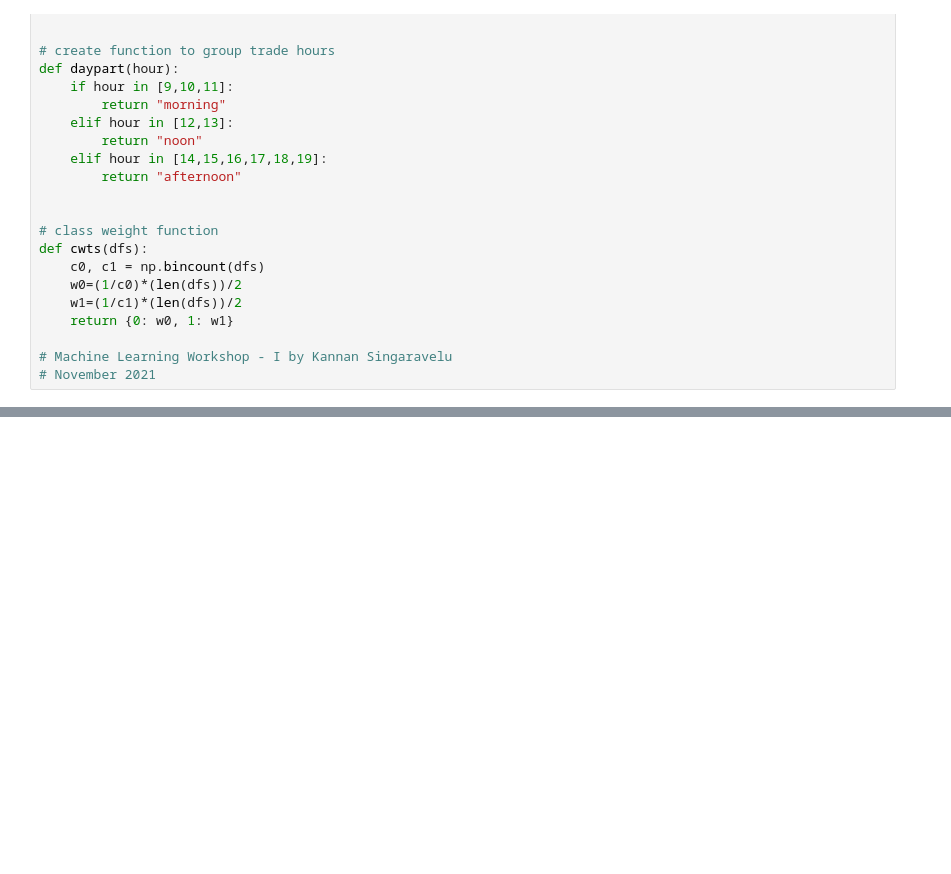
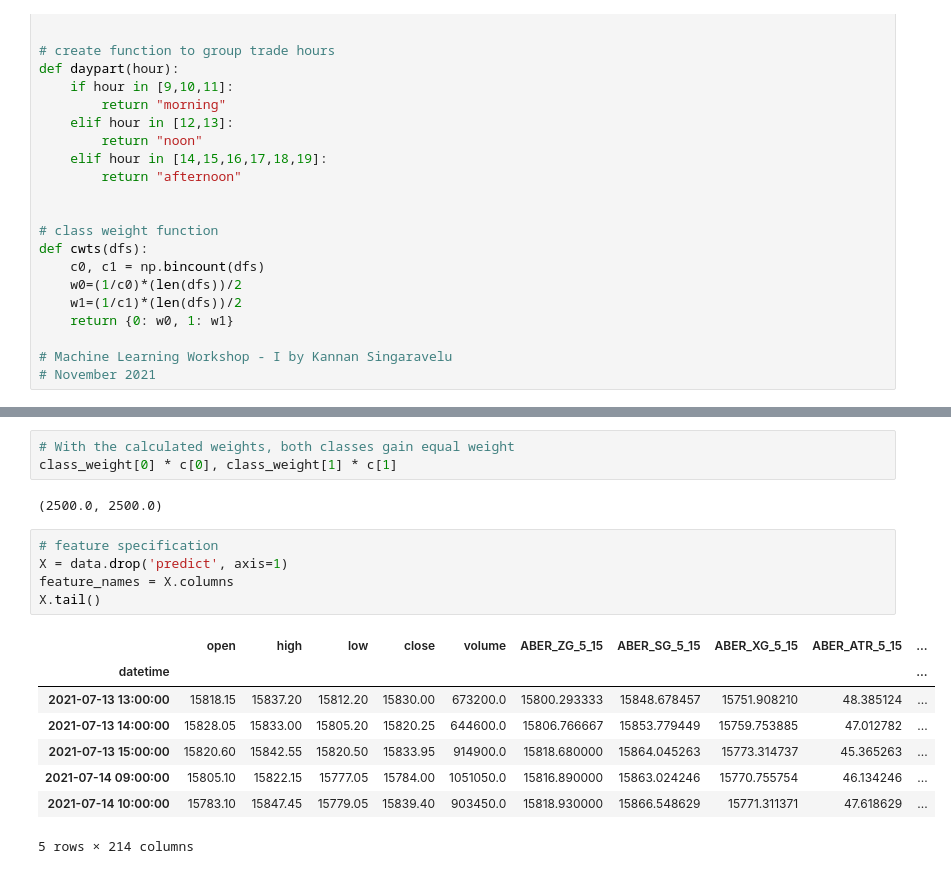
Before and after one commit to robonesky/oreilly, a Jupyter notebook: RM Lab Notes Advanced ML- part II.ipynb, the cells around one changed output, grey strips where cells are left out. Cells and saved outputs as stored; diff of their text form; blank space fills up the shorter version.

```diff
--- a/RM Lab Notes Advanced ML- part II.ipynb
+++ b/RM Lab Notes Advanced ML- part II.ipynb
@@ -531,0 +395,19 @@ ValueError: ignored
+# %%
+# With the calculated weights, both classes gain equal weight
+class_weight[0] * c[0], class_weight[1] * c[1]
+# %% [output]
+(2500.0, 2500.0)
+# %%
+# feature specification
+X = data.drop('predict', axis=1)
+feature_names = X.columns
+X.tail()
+# %% [output]
+|  | open | high | low | close | volume | ABER_ZG_5_15 | ABER_SG_5_15 | ABER_XG_5_15 | ABER_ATR_5_15 | ... |
+| datetime |  |  |  |  |  |  |  |  |  | ... |
+| 2021-07-13 13:00:00 | 15818.15 | 15837.20 | 15812.20 | 15830.00 | 673200.0 | 15800.293333 | 15848.678457 | 15751.908210 | 48.385124 | ... |
+| 2021-07-13 14:00:00 | 15828.05 | 15833.00 | 15805.20 | 15820.25 | 644600.0 | 15806.766667 | 15853.779449 | 15759.753885 | 47.012782 | ... |
+| 2021-07-13 15:00:00 | 15820.60 | 15842.55 | 15820.50 | 15833.95 | 914900.0 | 15818.680000 | 15864.045263 | 15773.314737 | 45.365263 | ... |
+| 2021-07-14 09:00:00 | 15805.10 | 15822.15 | 15777.05 | 15784.00 | 1051050.0 | 15816.890000 | 15863.024246 | 15770.755754 | 46.134246 | ... |
+| 2021-07-14 10:00:00 | 15783.10 | 15847.45 | 15779.05 | 15839.40 | 903450.0 | 15818.930000 | 15866.548629 | 15771.311371 | 47.618629 | ... |
+5 rows × 214 columns
```
Also changed, not shown: parts of 35 cells of this notebook.
